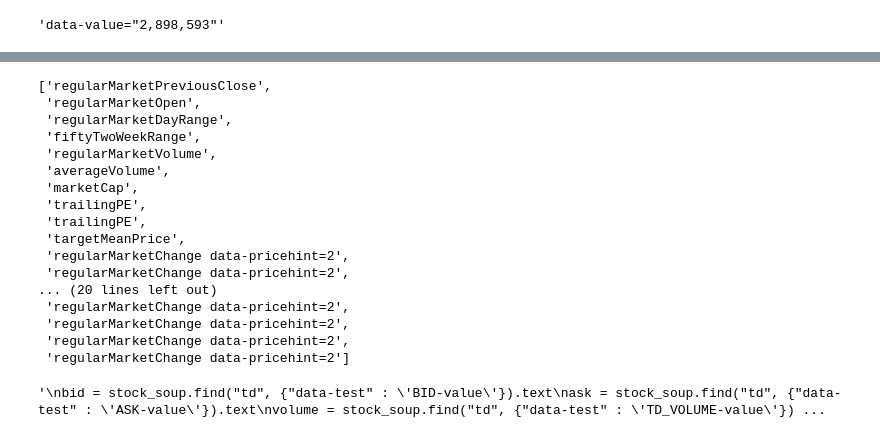
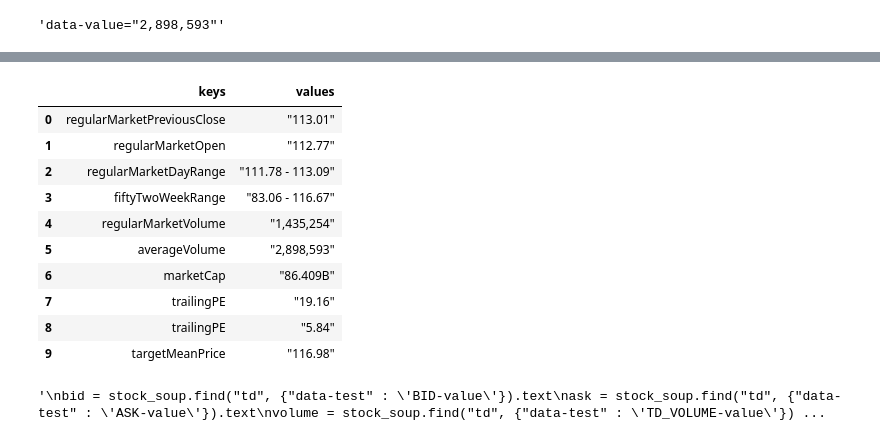
Before and after one commit to dfbustosus/Bootcamp-DS-2024-I, a Jupyter notebook: Clase 16/Caso Webscrapping David.ipynb, the cells around one changed output, grey strips where cells are left out. Saved outputs shown, nothing was run; the diff lists cells and outputs as text; code cells hidden in the pictures.

```diff
--- a/Clase 16/Caso Webscrapping David.ipynb
+++ b/Clase 16/Caso Webscrapping David.ipynb
@@ -887,4 +883,4 @@ strings =[str(y) for y in x]
 'data-value="2,898,593"'
 # %%
 u=[str(y.findAll('fin-streamer')) for y in x]
-[m.replace('[','').replace(']','').split("data-value=")[1].split(">")[0] for m in u if m!='[]']
+values=[m.replace('[','').replace(']','').split("data-value=")[1].split(">")[0] for m in u if m!='[]']
@@ -909,27 +887,26 @@ u=[str(y.findAll('fin-streamer')) for y in x]
 # %%
-[m.replace('[','').\
+keys=[m.replace('[','').\
  replace(']','').\
     split("data-field=")[1].\
         split("data-symbol")[0].\
             strip().replace('"','') for m in u if m!='[]']
-# %% [output]
-['regularMarketPreviousClose',
- 'regularMarketOpen',
- 'regularMarketDayRange',
- 'fiftyTwoWeekRange',
- 'regularMarketVolume',
- 'averageVolume',
- 'marketCap',
- 'trailingPE',
- 'trailingPE',
- 'targetMeanPrice',
- 'regularMarketChange data-pricehint=2',
- 'regularMarketChange data-pricehint=2',
-... (20 lines left out)
- 'regularMarketChange data-pricehint=2',
- 'regularMarketChange data-pricehint=2',
- 'regularMarketChange data-pricehint=2',
- 'regularMarketChange data-pricehint=2']
+# %%
+T=pd.DataFrame()
+T["keys"]=keys
+T["values"]=values
+T.head(10)
+# %% [output]
+|  | keys | values |
+| 0 | regularMarketPreviousClose | "113.01" |
+| 1 | regularMarketOpen | "112.77" |
+| 2 | regularMarketDayRange | "111.78 - 113.09" |
+| 3 | fiftyTwoWeekRange | "83.06 - 116.67" |
+| 4 | regularMarketVolume | "1,435,254" |
+| 5 | averageVolume | "2,898,593" |
+| 6 | marketCap | "86.409B" |
+| 7 | trailingPE | "19.16" |
+| 8 | trailingPE | "5.84" |
+| 9 | targetMeanPrice | "116.98" |
 # %%
 
 """
```
Also changed, not shown: parts of 8 cells of this notebook, 10 other files.
